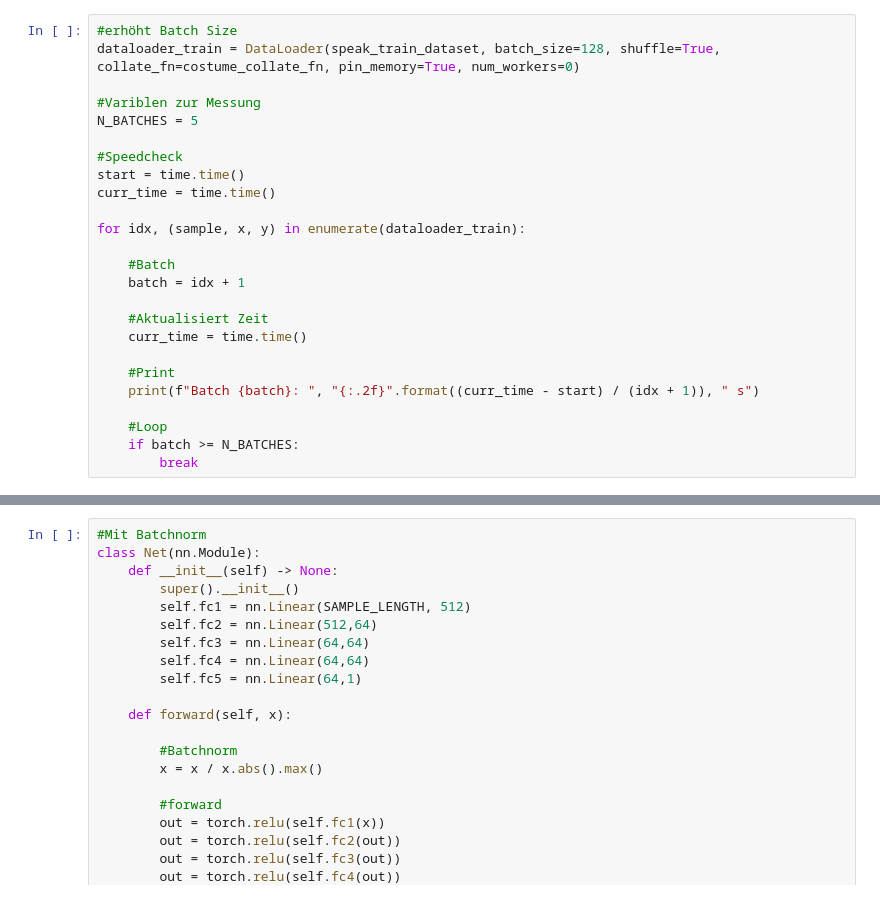
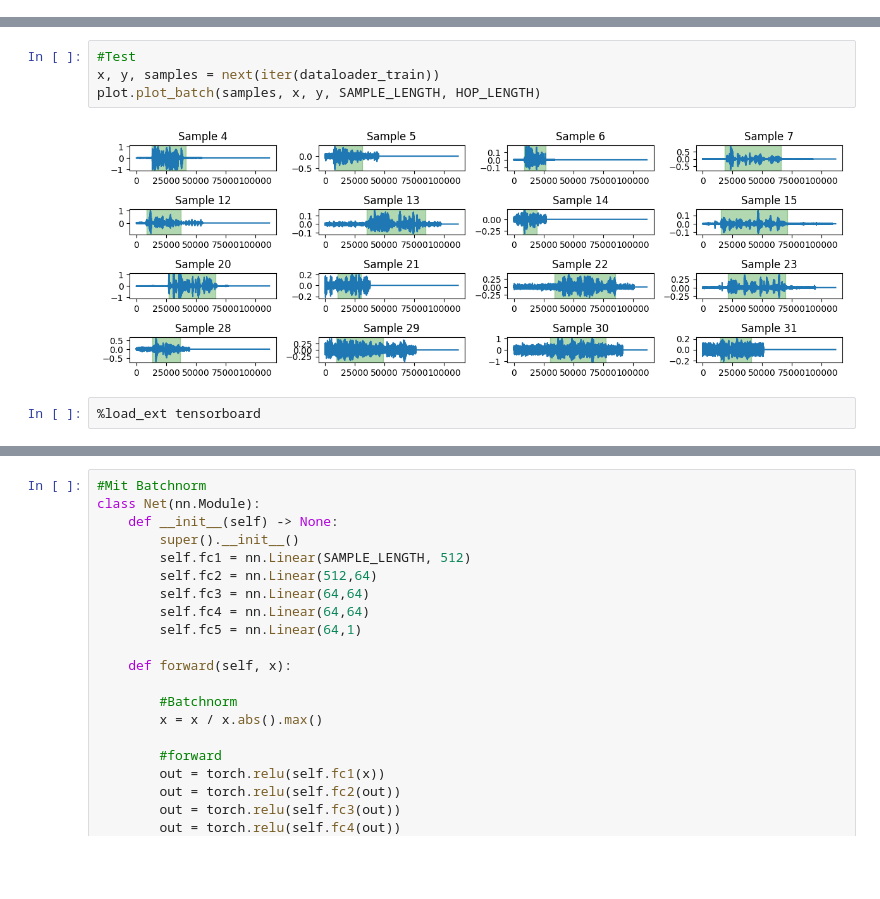
Before and after one commit to Donat24/VAD, a Jupyter notebook: Scripte/vad.ipynb, the cells around one changed output, grey strips where cells are left out. Saved outputs shown, nothing was run; the diff lists cells and outputs as text; blank space fills up the shorter version.

```diff
--- a/Scripte/vad.ipynb
+++ b/Scripte/vad.ipynb
@@ -643,25 +0,0 @@ plot_batch(sample, x, y)
-# %%
-#erhöht Batch Size
-dataloader_train = DataLoader(speak_train_dataset, batch_size=128, shuffle=True, collate_fn=costume_collate_fn, pin_memory=True, num_workers=0)
-
-#Variblen zur Messung
-N_BATCHES = 5
-
-#Speedcheck
-start = time.time()
-curr_time = time.time()
-
-for idx, (sample, x, y) in enumerate(dataloader_train):
-
-    #Batch
-    batch = idx + 1
-
-    #Aktualisiert Zeit
-    curr_time = time.time()
-
-    #Print
-    print(f"Batch {batch}: ", "{:.2f}".format((curr_time - start) / (idx + 1)), " s")
-
-    #Loop
-    if batch >= N_BATCHES:
-        break
@@ -844,0 +168,8 @@ with torch.set_grad_enabled(True):
+# %%
+#Test
+x, y, samples = next(iter(dataloader_train))
+plot.plot_batch(samples, x, y, SAMPLE_LENGTH, HOP_LENGTH)
+# %% [output]
+[figure, added]
+# %%
+%load_ext tensorboard
```
Also changed, not shown: parts of 50 cells of this notebook, 20 other files.
